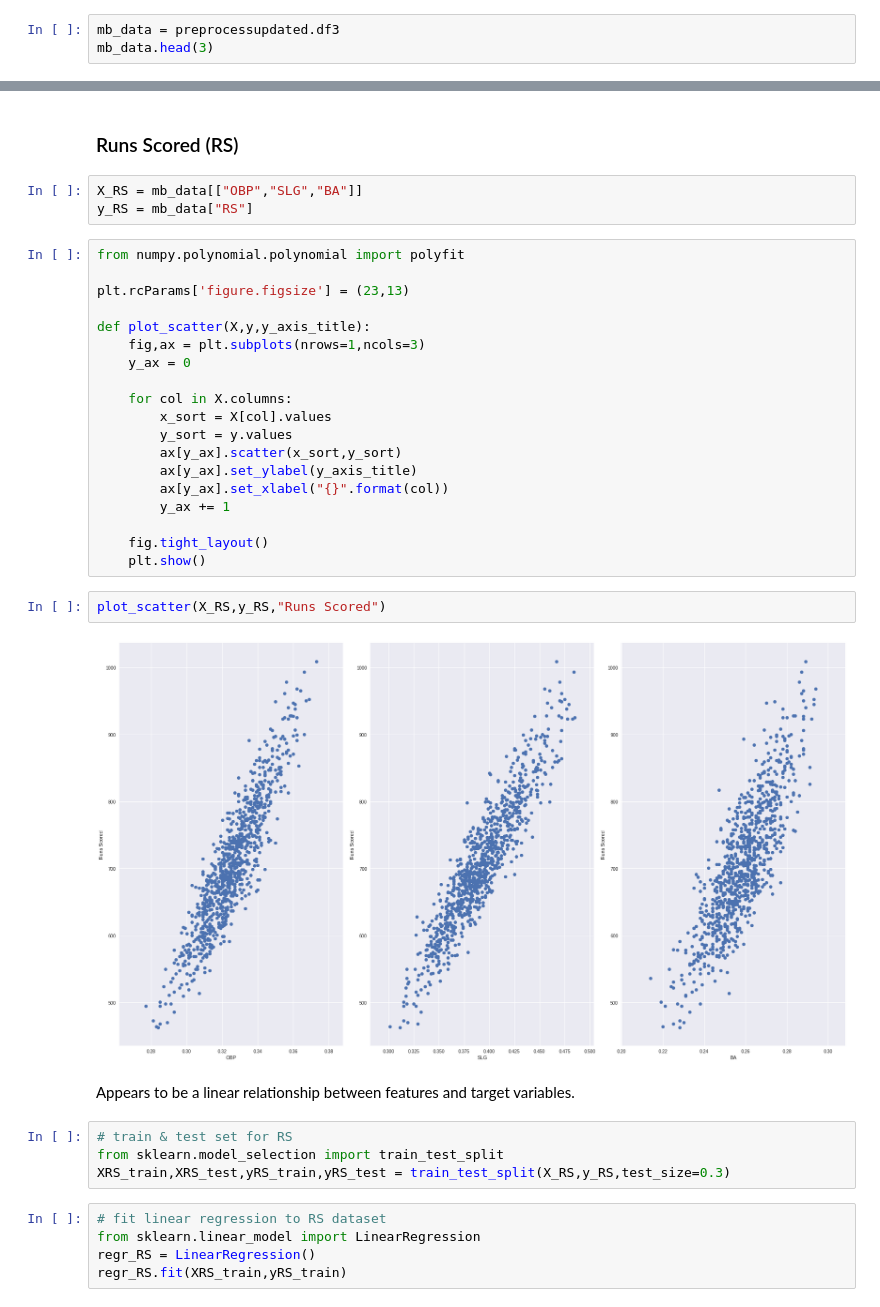
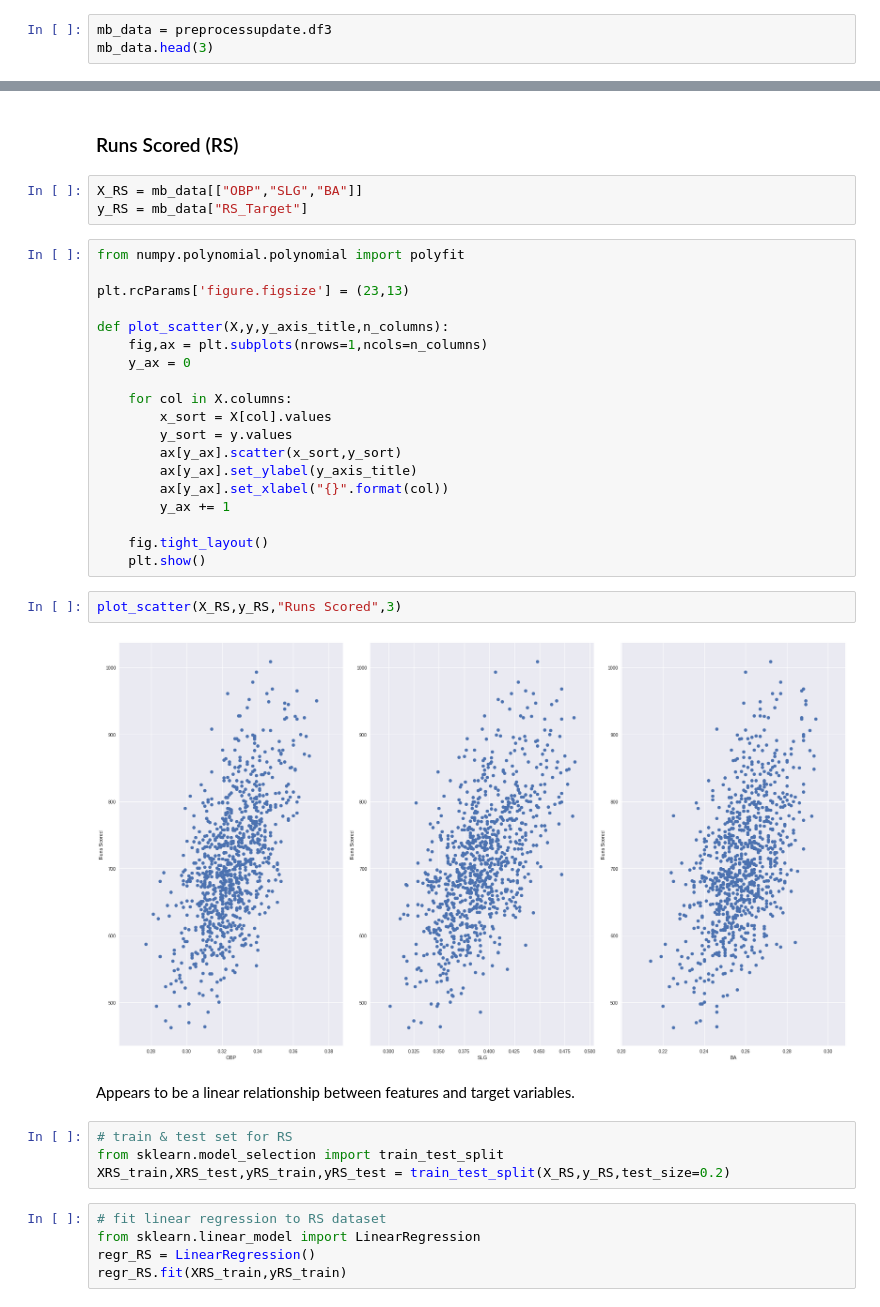
Before and after one commit to GlennSG/Moneyball, a Jupyter notebook: MB SLA Rough Draft 2.ipynb, the cells around one changed output, grey strips where cells are left out. Saved outputs shown, nothing was run; the diff lists cells and outputs as text.

```diff
--- a/MB SLA Rough Draft 2.ipynb
+++ b/MB SLA Rough Draft 2.ipynb
@@ -8,7 +8,7 @@ import seaborn as sns
 import preprocessupdate
 plt.style.use("seaborn")
 # %%
-mb_data = preprocessupdated.df3
+mb_data = preprocessupdate.df3
 mb_data.head(3)
 # %% [output]
 |  | RS | RA | W | OBP | SLG | BA | OOBP | OSLG | Year | Team | RD | ... |
@@ -53,14 +27,14 @@ dtype: int64
 ### Runs Scored (RS)
 # %%
 X_RS = mb_data[["OBP","SLG","BA"]]
-y_RS = mb_data["RS"]
+y_RS = mb_data["RS_Target"]
 # %%
 from numpy.polynomial.polynomial import polyfit
 
 plt.rcParams['figure.figsize'] = (23,13)
 
-def plot_scatter(X,y,y_axis_title):
-    fig,ax = plt.subplots(nrows=1,ncols=3)
+def plot_scatter(X,y,y_axis_title,n_columns):
+    fig,ax = plt.subplots(nrows=1,ncols=n_columns)
     y_ax = 0
 
     for col in X.columns:
@@ -74,15 +48,15 @@ def plot_scatter(X,y,y_axis_title):
     fig.tight_layout()
     plt.show()
 # %%
-plot_scatter(X_RS,y_RS,"Runs Scored")
+plot_scatter(X_RS,y_RS,"Runs Scored",3)
 # %% [output]
-[figure, old version]
+[figure, new version]
 # %% [markdown]
 Appears to be a linear relationship between features and target variables.
 # %%
 # train & test set for RS
 from sklearn.model_selection import train_test_split
-XRS_train,XRS_test,yRS_train,yRS_test = train_test_split(X_RS,y_RS,test_size=0.3)
+XRS_train,XRS_test,yRS_train,yRS_test = train_test_split(X_RS,y_RS,test_size=0.2)
 # %%
 # fit linear regression to RS dataset
 from sklearn.linear_model import LinearRegression
```
Also changed, not shown: parts of 52 cells of this notebook, 2 other files.
